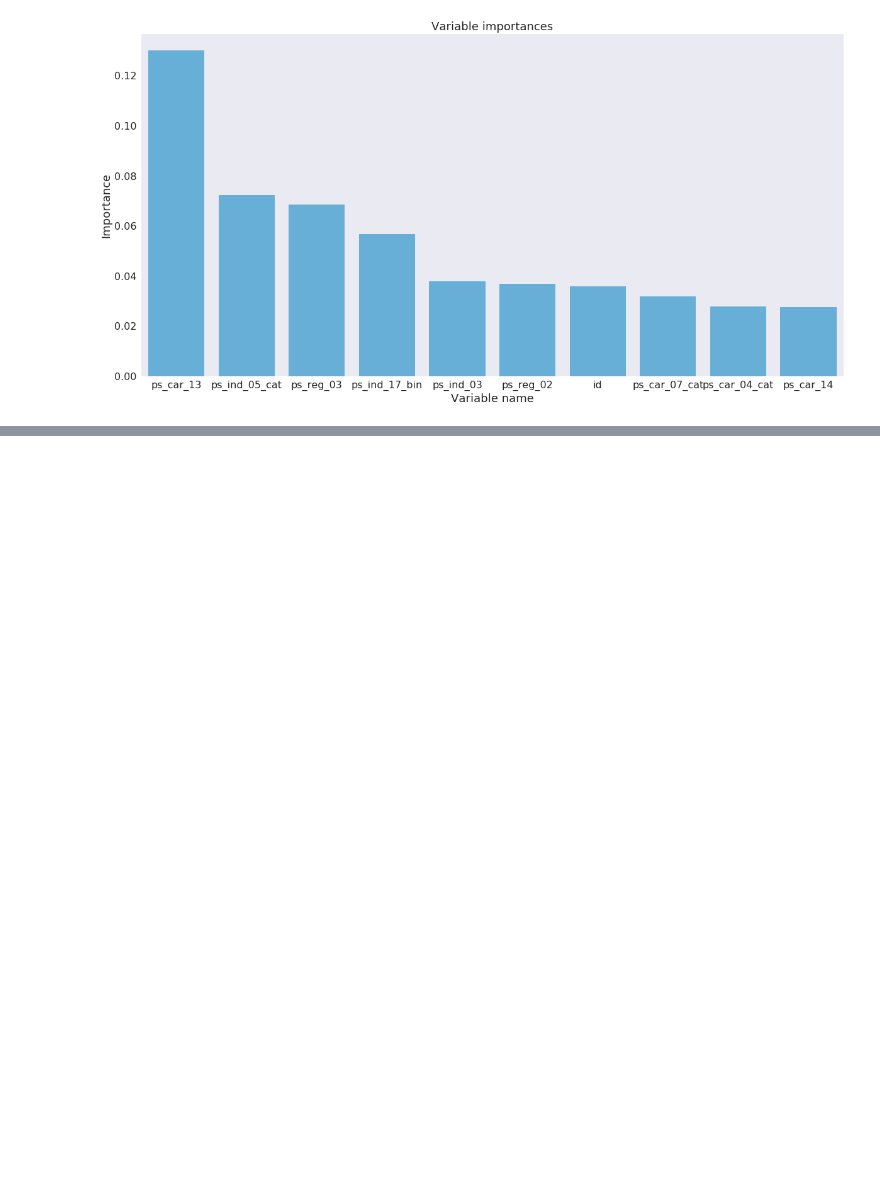
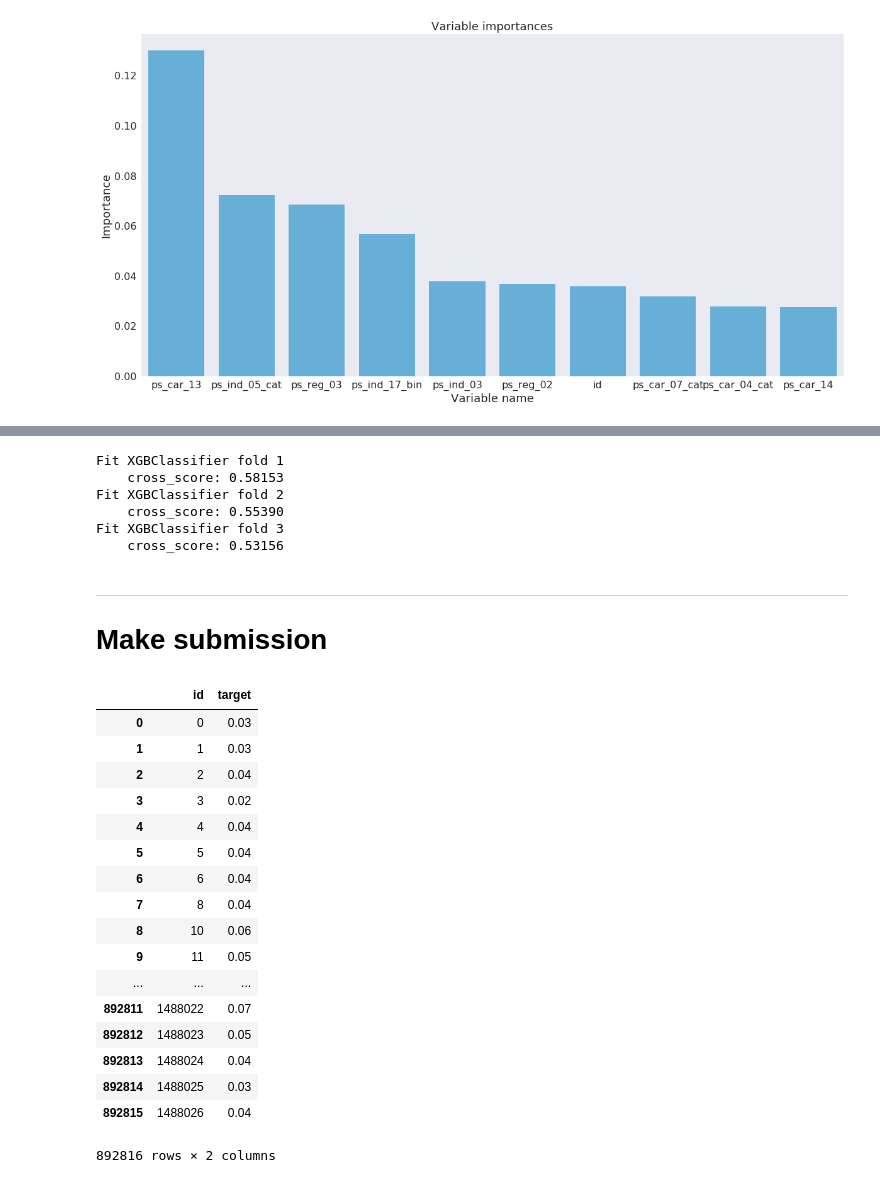
Before and after one commit to brunocampos01/porto-seguro-safe-driver-prediction, a Jupyter notebook: porto_seguro_safe_driver.ipynb, the cells around one changed output, grey strips where cells are left out. Cells and saved outputs as stored; diff of their text form; code cells hidden in the pictures; blank space fills up the shorter version.

Commit message:
submission kaggle porto_seguro

```diff
--- a/porto_seguro_safe_driver.ipynb
+++ b/porto_seguro_safe_driver.ipynb
@@ -505,0 +549,9 @@ ax.set(xlabel='Variable name', ylabel='Importance',title="Variable importances")
+# %%
+#RandomForest params
+rf_params = {}
+rf_params['n_estimators'] = 200
+rf_params['max_depth'] = 6
+rf_params['min_samples_split'] = 70
+rf_params['min_samples_leaf'] = 30 # end tree necessary 30 leaf
+
+rf_params
@@ -505,0 +563,7 @@ ax.set(xlabel='Variable name', ylabel='Importance',title="Variable importances")
+# %%
+# create model
+rf_model = RandomForestClassifier(**rf_params)
+
+# training model
+X = train.drop('target',axis=1)
+y = train['target']
@@ -505,0 +594,49 @@ ax.set(xlabel='Variable name', ylabel='Importance',title="Variable importances")
+# %%
+# create model
+XGB_model = XGBClassifier(**rf_params)
+
+# training model
+X = train.drop('target',axis=1)
+y = train['target']
+# %%
+cross_val_model(X, y, XGB_model)
+# %% [output]
+Fit XGBClassifier fold 1
+    cross_score: 0.58153
+Fit XGBClassifier fold 2
+    cross_score: 0.55390
+Fit XGBClassifier fold 3
+    cross_score: 0.53156
+# %%
+# garantir que as colunas do train (X) são iguais a do test
+column = X.columns
+test = test[column]
+# %% [markdown]
+---
+
+# Make submission
+# %%
+submission = pd.DataFrame(columns=['id', 'target'])
+submission['id'] = id_test
+submission['target'] = rf_model.predict_proba(test)[:, 1] # get all rows in the column 'id'
+submission.to_csv('first_submission.csv', index=False)
+pd.read_csv('first_submission.csv')
+# %% [output]
+|  | id | target |
+| 0 | 0 | 0.03 |
+| 1 | 1 | 0.03 |
+| 2 | 2 | 0.04 |
+| 3 | 3 | 0.02 |
+| 4 | 4 | 0.04 |
+| 5 | 5 | 0.04 |
+| 6 | 6 | 0.04 |
+| 7 | 8 | 0.04 |
+| 8 | 10 | 0.06 |
+| 9 | 11 | 0.05 |
+| ... | ... | ... |
+| 892811 | 1488022 | 0.07 |
+| 892812 | 1488023 | 0.05 |
+| 892813 | 1488024 | 0.04 |
+| 892814 | 1488025 | 0.03 |
+| 892815 | 1488026 | 0.04 |
+892816 rows × 2 columns
```
Also changed, not shown: parts of 33 cells of this notebook.
